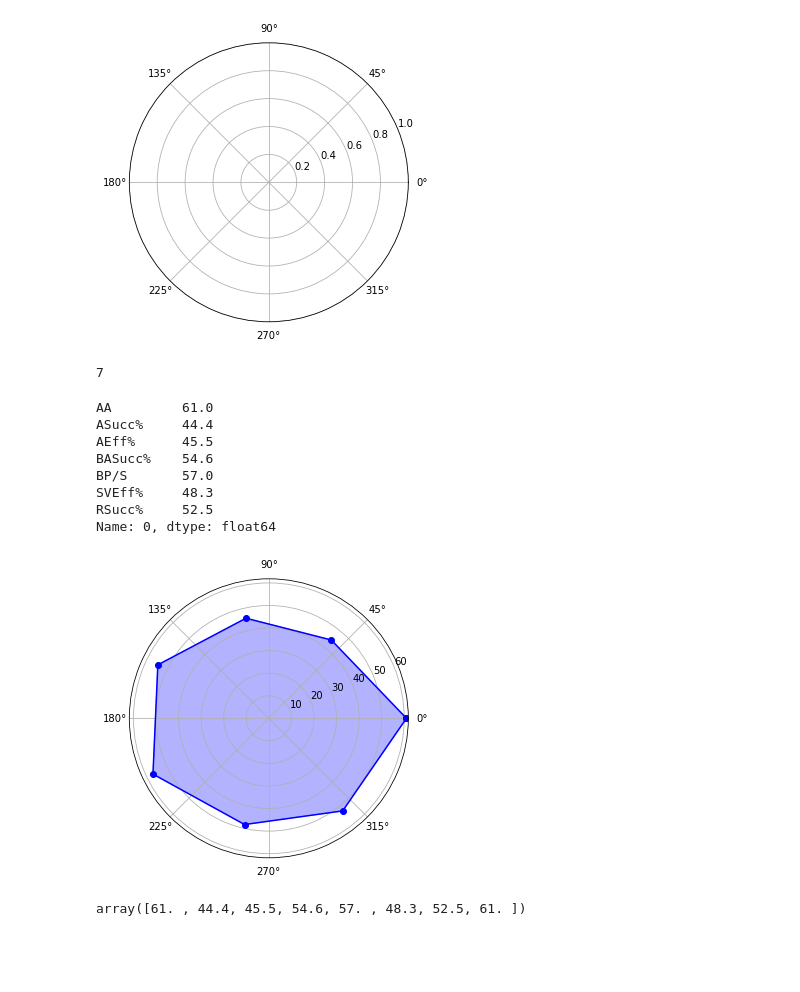
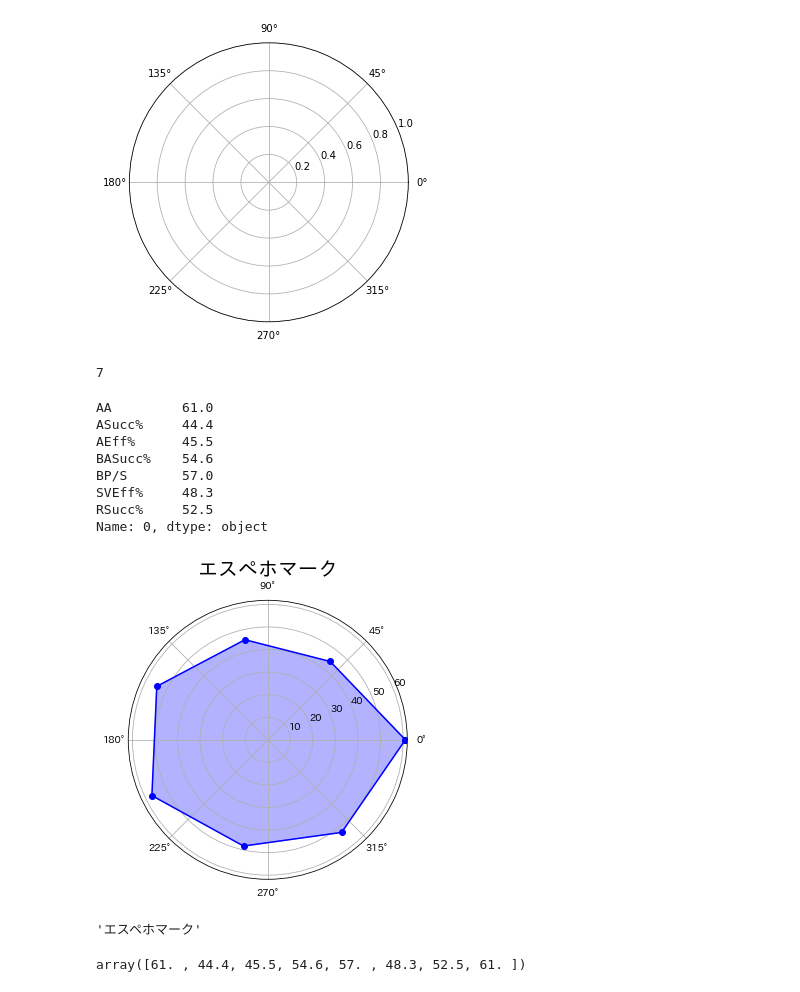
Before and after one commit to vleaguebot-lab/vleague_stats, a Jupyter notebook: graph/radar_chart.ipynb, the cells around one changed output. Cells and saved outputs as stored; diff of their text form; code cells hidden in the pictures; blank space fills up the shorter version.

```diff
--- a/graph/radar_chart.ipynb
+++ b/graph/radar_chart.ipynb
@@ -118,8 +118,8 @@ player_std
 | 187 | 55.0 | 42.9 | 45.4 | 50.2 | 44.7 | 44.3 | 53.0 |
 188 rows × 7 columns
 # %%
-player_df_std2 = pd.concat([player_df[['Player']],player_std], axis=1)
-player_df_std2
+player_std2 = pd.concat([player_df[['Player']],player_std], axis=1)
+player_std2
 # %% [output]
 |  | Player | AA | ASucc% | AEff% | BASucc% | BP/S | SVEff% | RSucc% |
 | 0 | エスペホマーク | 61.0 | 44.4 | 45.5 | 54.6 | 57.0 | 48.3 | 52.5 |
@@ -149,9 +150,9 @@ fig, ax = plt.subplots(1, 1, figsize=(5, 6), subplot_kw={'projection': 'polar'})
 # %% [output]
 [figure]
 # %%
-sample = player_std.iloc[0, :]
+sample = player_std2.iloc[0, 1:]
 print(len(sample))
-angles_A = np.linspace(start=0, stop=2*np.pi, num=len(sample)+1, endpoint=True)
+angles_A = np.linspace(start=0, stop=2*np.pi, num=len(sample), endpoint=True)
 values_A = np.concatenate((sample, [sample[0]]))
 sample
 # %% [output]
@@ -163,28 +164,32 @@ BASucc%    54.6
 BP/S       57.0
 SVEff%     48.3
 RSucc%     52.5
-Name: 0, dtype: float64
+Name: 0, dtype: object
 # %%
 # fig, ax = plt.subplots(1, 1, figsize=(5, 6), subplot_kw={'projection': 'polar'})
 fig = plt.figure(figsize=(5,6))
 ax = fig.add_subplot(111, polar=True)
 
 #
-
-sample = player_std.iloc[0, :]
+i = 0
+player = player_std2.iloc[i,0]
+sample = player_std2.iloc[i, 1:]
 # print(len(sample))
+ax.set_title(player, fontsize=20)
 angles_A = np.linspace(start=0, stop=2*np.pi, num=len(sample)+1, endpoint=True)
 values_A = np.concatenate((sample, [sample[0]]))
 
 ax.plot(angles_A, values_A, 'o-', color="blue", label='A')
 # ax[1].plot(angles_A, values_A, 'o-', color="blue", label='B')
 ax.fill(angles_A, values_A, alpha=0.3, color="blue")
 # ax[1].fill(angles_A, values_A, alpha=0.3, color="blue")
 plt.show()
 # %% [output]
-[figure, old version]
+[figure, new version]
 # %%
-plt.show()
+player_std2.iloc[0,0]
+# %% [output]
+'エスペホマーク'
 # %%
 values_A
 # %% [output]
```
Also changed, not shown: parts of 2 cells of this notebook, 3 other files.
